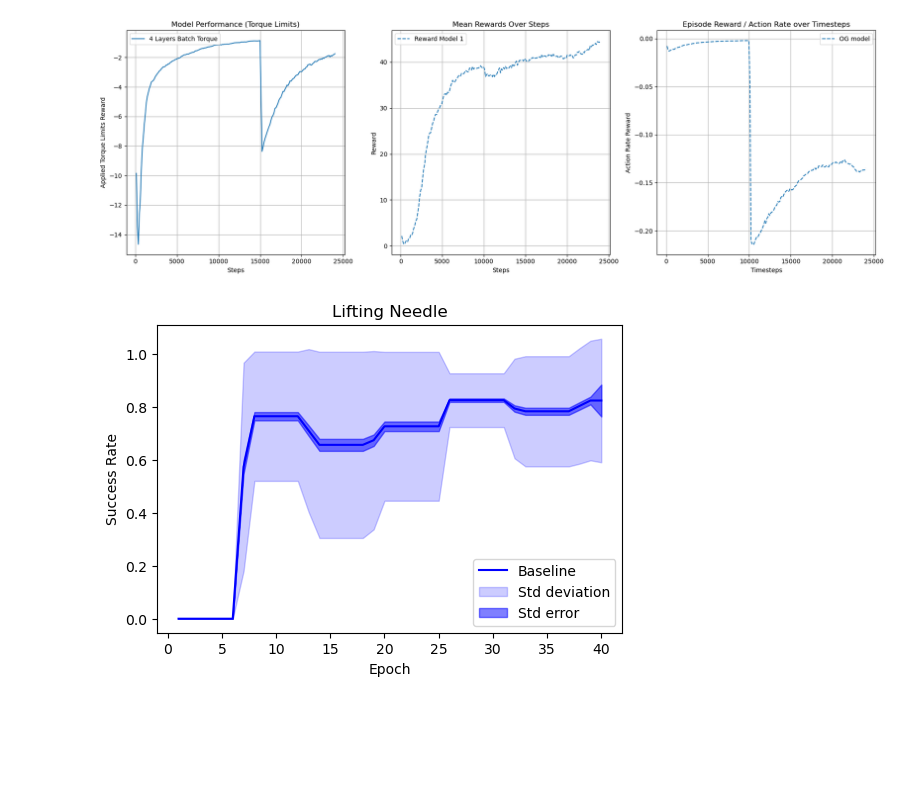
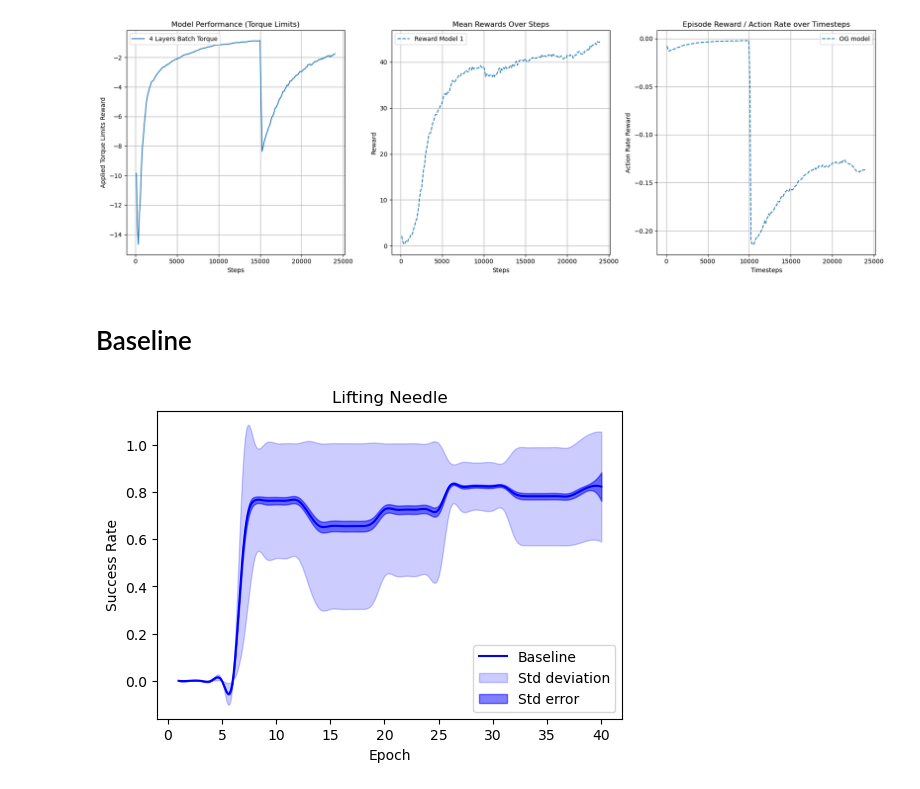
Before and after one commit to marcali/orbit-surgical-marcali, a Jupyter notebook: tables.ipynb, the cells around one changed output. Saved outputs shown, nothing was run; the diff lists cells and outputs as text; code cells hidden in the pictures; blank space fills up the shorter version.

Commit message:
edited tables and data

```diff
--- a/tables.ipynb
+++ b/tables.ipynb
@@ -299,15 +420,18 @@ plot_functions = [
 plot_graphs(plot_functions, csv_paths_list, model_names_list)
 # %% [output]
 [figure]
+# %% [markdown]
+# Baseline
 # %%
 # Import necessary libraries
 import numpy as np
 import pandas as pd
 import matplotlib.pyplot as plt
+from scipy.interpolate import make_interp_spline
 
 # Load the CSV file
-file_path = 'data/inference/performance_log_og.csv'  # Change this to your file path
-df = pd.read_csv(file_path)
+file_path_og = 'data/inference/performance_log_og.csv'  # Change this to your file path
+df = pd.read_csv(file_path_og)
 
 # Ensure 'Success rate' contains only numeric values
 df['Success rate'] = pd.to_numeric(df['Success rate'], errors='coerce')
@@ -316,34 +440,43 @@ df['Success rate'] = pd.to_numeric(df['Success rate'], errors='coerce')
 df_clean = df.dropna(subset=['Success rate'])
 
 # Group by epoch and calculate mean, std, and standard error
 grouped_clean = df_clean.groupby('Epoch')['Success rate'].agg(['mean', 'std'])
 grouped_clean['stderr'] = grouped_clean['std'] / np.sqrt(df_clean['Epoch'].value_counts().sort_index())
 
+# grouped_clean = df_clean.groupby('Episode')['Success rate'].agg(['mean', 'std'])
+# grouped_clean['stderr'] = grouped_clean['std'] / np.sqrt(df_clean['Episode'].value_counts().sort_index())
+
 # Prepare values for plotting
 epochs = grouped_clean.index.to_numpy()
 mean = np.nan_to_num(grouped_clean['mean'])
 std = np.nan_to_num(grouped_clean['std'])
 stderr = np.nan_to_num(grouped_clean['stderr'])
 
+# Interpolation for smoother lines
+epochs_smooth = np.linspace(epochs.min(), epochs.max(), 300)
+mean_smooth = make_interp_spline(epochs, mean)(epochs_smooth)
+std_smooth = make_interp_spline(epochs, std)(epochs_smooth)
+stderr_smooth = make_interp_spline(epochs, stderr)(epochs_smooth)
+
 # Plot the graph
 plt.figure(figsize=(6, 4))
 
 # Plot the baseline mean line
-plt.plot(epochs, mean, label='Baseline', color='blue')
+plt.plot(epochs_smooth, mean_smooth, label='Baseline', color='blue')
 
 # Fill between for std (light shaded area)
-plt.fill_between(epochs, mean - std, mean + std, color='blue', alpha=0.2, label='Std deviation')
+plt.fill_between(epochs_smooth, mean_smooth - std_smooth, mean_smooth + std_smooth, color='blue', alpha=0.2, label='Std deviation')
 
 # Fill between for standard error (dark shaded area)
-plt.fill_between(epochs, mean - stderr, mean + stderr, color='blue', alpha=0.5, label='Std error')
+plt.fill_between(epochs_smooth, mean_smooth - stderr_smooth, mean_smooth + stderr_smooth, color='blue', alpha=0.5, label='Std error')
 
 # Adding labels, title, and legend
 plt.xlabel('Epoch')
 plt.ylabel('Success Rate')
 plt.title('Lifting Needle')
 plt.legend(loc='best')
 
 # Show the plot
 plt.show()
 # %% [output]
-[figure, old version]
+[figure, new version]
```
Also changed, not shown: parts of 15 cells of this notebook, 7 other files.
